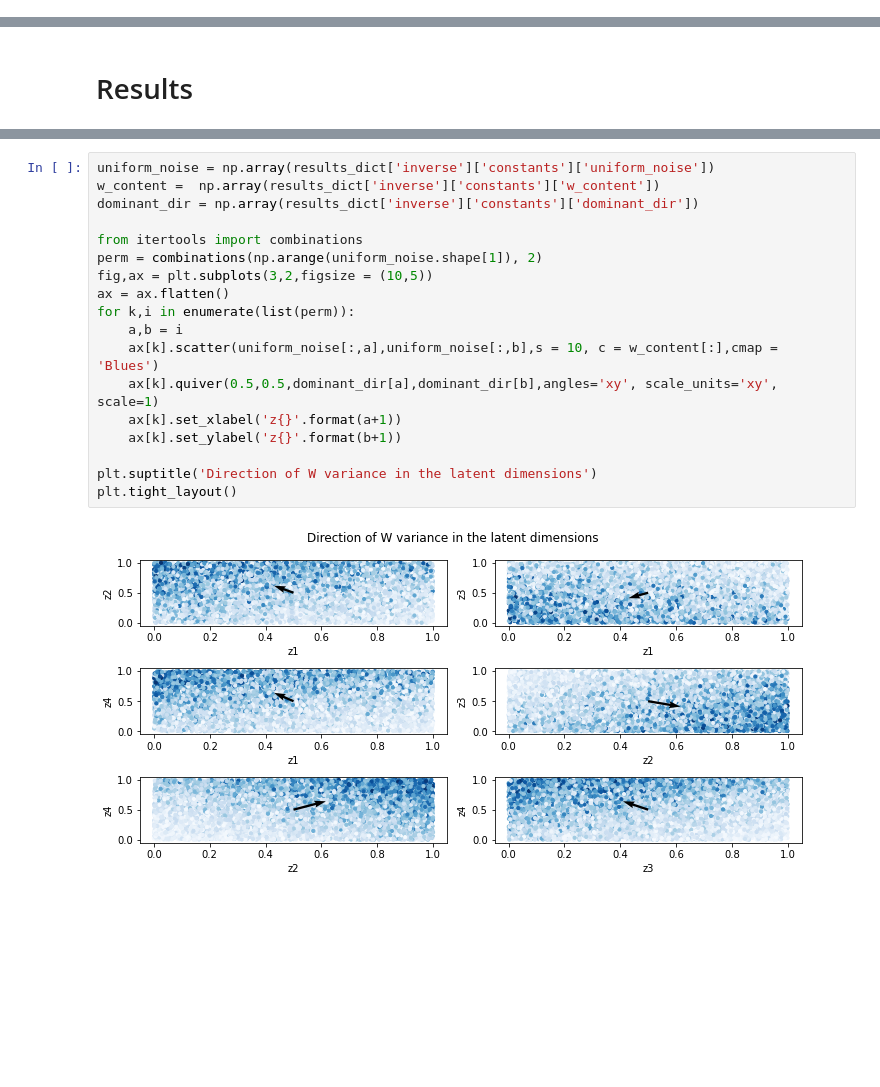
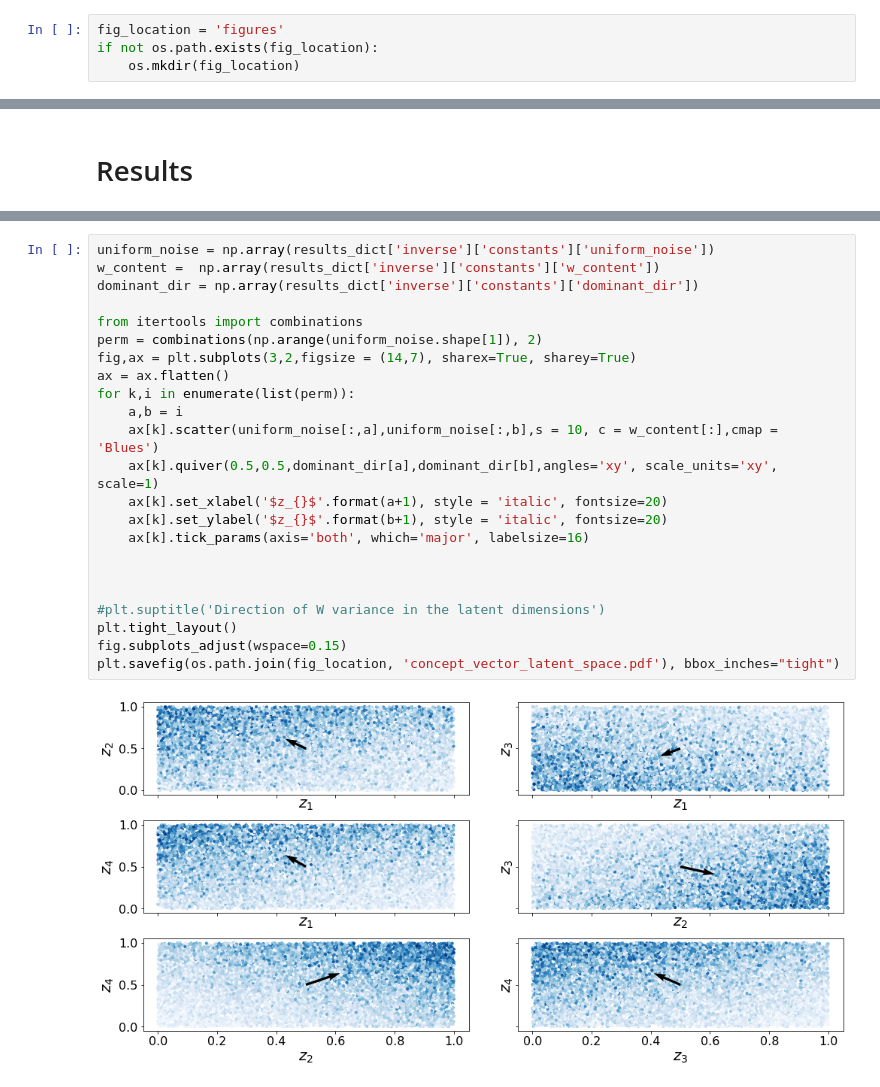
Before and after one commit to dovahkiin0022/forward_v_inverse, a Jupyter notebook: notebooks/visualization.ipynb, the cells around one changed output, grey strips where cells are left out. Cells and saved outputs as stored; diff of their text form; blank space fills up the shorter version.

```diff
--- a/notebooks/visualization.ipynb
+++ b/notebooks/visualization.ipynb
@@ -14,0 +19,4 @@ import pickle
+# %%
+fig_location = 'figures'
+if not os.path.exists(fig_location):
+    os.mkdir(fig_location)
@@ -42,20 +62,25 @@ with open(el_list_loc,'rb') as fid:
 # %%
 uniform_noise = np.array(results_dict['inverse']['constants']['uniform_noise'])
 w_content =  np.array(results_dict['inverse']['constants']['w_content'])
 dominant_dir = np.array(results_dict['inverse']['constants']['dominant_dir'])
 
 from itertools import combinations
 perm = combinations(np.arange(uniform_noise.shape[1]), 2)
-fig,ax = plt.subplots(3,2,figsize = (10,5))
+fig,ax = plt.subplots(3,2,figsize = (14,7), sharex=True, sharey=True)
 ax = ax.flatten()
 for k,i in enumerate(list(perm)):
     a,b = i
     ax[k].scatter(uniform_noise[:,a],uniform_noise[:,b],s = 10, c = w_content[:],cmap = 'Blues')
     ax[k].quiver(0.5,0.5,dominant_dir[a],dominant_dir[b],angles='xy', scale_units='xy', scale=1)
-    ax[k].set_xlabel('z{}'.format(a+1))
-    ax[k].set_ylabel('z{}'.format(b+1))
+    ax[k].set_xlabel('$z_{}$'.format(a+1), style = 'italic', fontsize=20)
+    ax[k].set_ylabel('$z_{}$'.format(b+1), style = 'italic', fontsize=20)
+    ax[k].tick_params(axis='both', which='major', labelsize=16)
 
-plt.suptitle('Direction of W variance in the latent dimensions')
+
+
+#plt.suptitle('Direction of W variance in the latent dimensions')
 plt.tight_layout()
+fig.subplots_adjust(wspace=0.15)
+plt.savefig(os.path.join(fig_location, 'concept_vector_latent_space.pdf'), bbox_inches="tight")
 # %% [output]
-[figure, old version]
+[figure, new version]
```
Also changed, not shown: parts of 12 cells of this notebook, 12 other files.
